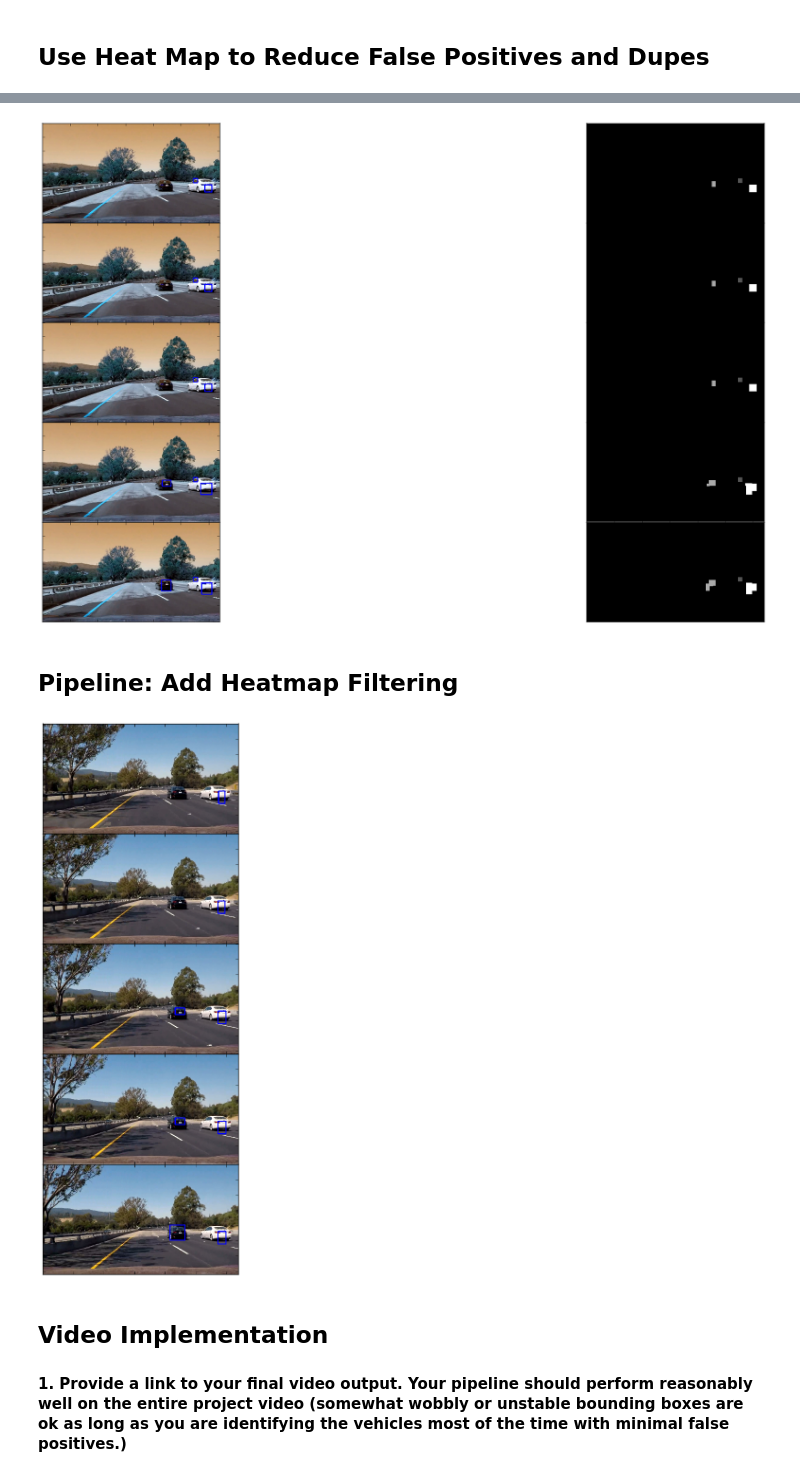
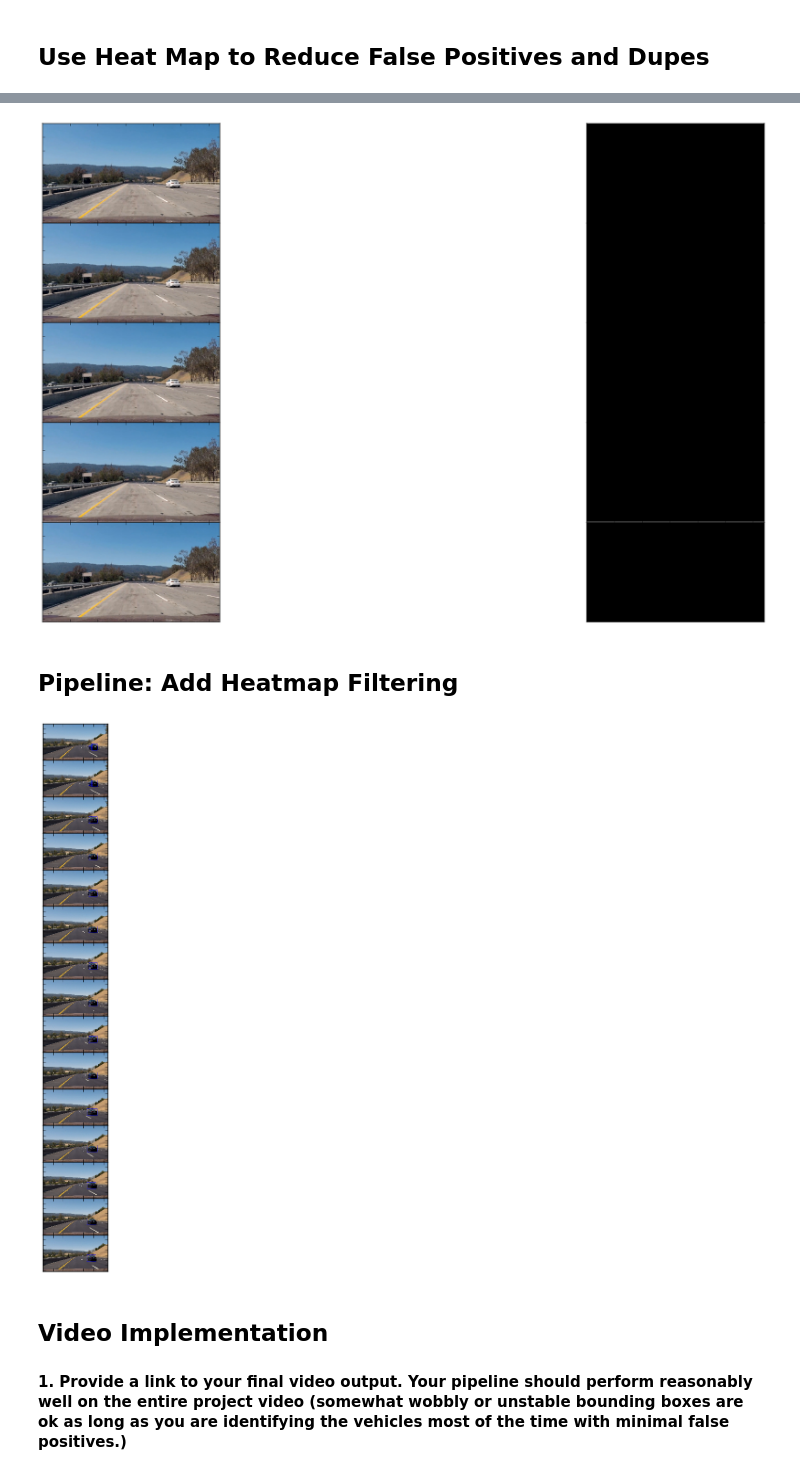
Before and after one commit to ckirksey3/vehicle-detection-with-svm, a Jupyter notebook: VehicleDetection.ipynb, the cells around one changed output, grey strips where cells are left out. Drawn from its saved outputs; the diff is of its cells as text; code cells hidden in the pictures.

```diff
--- a/VehicleDetection.ipynb
+++ b/VehicleDetection.ipynb
@@ -338,8 +338,9 @@ Ultimately I searched on two scales using RGB 3-channel HOG features plus spatia
 # %%
 def slide_window(img, x_start_stop=[None, None], y_start_stop=[None, None]):
-    windows_a = slide_window_helper(img, x_start_stop, y_start_stop, window_size=[64, 64])
-    windows_b = slide_window_helper(img, x_start_stop, y_start_stop, window_size=[32, 32])
-    return windows_a + windows_b
+    windows_a = slide_window_helper(img, x_start_stop, y_start_stop, window_size=[128, 128])
+    windows_b = slide_window_helper(img, x_start_stop, y_start_stop, window_size=[64, 64])
+    windows_c = slide_window_helper(img, x_start_stop, y_start_stop, window_size=[32, 32])
+    return windows_a + windows_b + windows_c
 
 # Define a function that takes an image,
 # start and stop positions in both x and y,
@@ -453,6 +454,7 @@ def search_windows(img, windows, clf, scaler, color_space='RGB',
 # %%
 def label_vehicles(image, X_scaler):
     draw_image = np.copy(image)
+    draw_image = cv2.cvtColor(draw_image, cv2.COLOR_RGB2BGR)
     windows = slide_window(image, x_start_stop=[None, None], y_start_stop=y_start_stop)
     hot_windows = search_windows(image, windows, svc, X_scaler, color_space=color_space,
                             spatial_size=spatial_size, hist_bins=hist_bins,
@@ -465,9 +467,10 @@ def label_vehicles(image, X_scaler):
     return window_img
 
 f, axarr = plt.subplots(5, 1, figsize=(30, 15))
+startIndex = random.randint(1, 1250)
 for i in range(0,5):
-    index = random.randint(1, 36)
-    img = cv2.imread('video_frames/frame' + str(index) + '.jpg')
+    index = i + startIndex
+    img = cv2.imread('main_video_frames/frame' + str(index) + '.jpg')
     img_with_label = label_vehicles(img, X_scaler)
     axarr[i].imshow(img_with_label)
 plt.setp([a.get_xticklabels() for a in axarr[:]], visible=False)
@@ -481,7 +484,7 @@ plt.show()
 # %%
 from scipy.ndimage.measurements import label
 def add_heat(heatmap, bbox_list):
-    heatmap -= 1
+    heatmap /= 2
     # Iterate through list of bboxes
     for box in bbox_list:
         # Add += 1 for all pixels inside each bbox
@@ -497,12 +500,14 @@ def apply_threshold(heatmap, threshold):
     # Return thresholded map
     return heatmap
 
+image = cv2.imread('main_video_frames/frame1.jpg')
 heatmap = np.zeros_like(image[:,:,0]).astype(np.float)
 f, axarr = plt.subplots(5, 1, figsize=(30, 15))
 labels_list = []
+startIndex = random.randint(1, 1250)
 for i in range(0,5):
-    index = i + 27 #random.randint(1, 36)
-    image = cv2.imread('video_frames/frame' + str(index) + '.jpg')
+    index = i + startIndex
+    image = cv2.imread('main_video_frames/frame' + str(index) + '.jpg')
     windows = slide_window(image, x_start_stop=[None, None], y_start_stop=y_start_stop)
     hot_windows = search_windows(image, windows, svc, X_scaler, color_space=color_space,
                             spatial_size=spatial_size, hist_bins=hist_bins,
@@ -510,7 +515,6 @@ for i in range(0,5):
                             cell_per_block=cell_per_block,
                             hog_channel=hog_channel, spatial_feat=spatial_feat,
                             hist_feat=hist_feat, hog_feat=hog_feat)
-#     heatmap = np.zeros_like(image[:,:,0]).astype(np.float)
     heatmap = add_heat(heatmap, hot_windows)
     heatmap = apply_threshold(heatmap, 2)
     labels = label(heatmap)
@@ -543,7 +547,9 @@ def draw_labeled_bboxes(img, labels):
 f, axarr = plt.subplots(5, 2, figsize=(30, 15))
 for i in range(len(labels_list)):
     labels = labels_list[i]
-    draw_img = draw_labeled_bboxes(np.copy(image), labels)
+    draw_image = np.copy(image)
+    draw_image = cv2.cvtColor(draw_image, cv2.COLOR_RGB2BGR)
+    draw_img = draw_labeled_bboxes(draw_image, labels)
     axarr[i, 1].imshow(labels[0], 'gray')
     axarr[i, 0].imshow(draw_img, 'gray')
 
@@ -554,7 +560,7 @@ plt.setp([a.get_yticklabels() for a in axarr[:, 1]], visible=False)
 f.subplots_adjust(hspace=0)
 plt.show()
 # %% [output]
-[figure, old version]
+[figure, new version]
 # %% [markdown]
 ## Pipeline: Add Heatmap Filtering
 # %%
@@ -563,38 +569,39 @@ def label_vehicles_with_heat_map(image, convert=True):
     if(convert):
         image = cv2.cvtColor(image, cv2.COLOR_RGB2BGR)
     else:
         draw_image = cv2.cvtColor(draw_image, cv2.COLOR_BGR2RGB)
     windows = slide_window(image, x_start_stop=[None, None], y_start_stop=y_start_stop)
 
     hot_windows = search_windows(image, windows, svc, X_scaler, color_space=color_space,
                             spatial_size=spatial_size, hist_bins=hist_bins,
                             orient=orient, pix_per_cell=pix_per_cell,
                             cell_per_block=cell_per_block,
                             hog_channel=hog_channel, spatial_feat=spatial_feat,
                             hist_feat=hist_feat, hog_feat=hog_feat)
     global heatmap
     heatmap = add_heat(heatmap, hot_windows)
     heatmap = apply_threshold(heatmap, 2)
     labels = label(heatmap)
 
     # Draw bounding boxes on a copy of the image
     draw_img = draw_labeled_bboxes(draw_image, labels)
     return draw_img
 
 heatmap = np.zeros_like(image[:,:,0]).astype(np.float)
 
-f, axarr = plt.subplots(5, 1, figsize=(30, 15))
-for i in range(0,5):
-    index = i + 15 #random.randint(1, 36)
-    img = cv2.imread('video_frames/frame' + str(index) + '.jpg')
+f, axarr = plt.subplots(15, 1, figsize=(30, 15))
+startIndex = random.randint(1, 1250)
+for i in range(0,15):
+    index = i + startIndex
+    img = cv2.imread('main_video_frames/frame' + str(index) + '.jpg')
     window_img = label_vehicles_with_heat_map(img, convert=False)
     axarr[i].imshow(window_img)
 plt.setp([a.get_xticklabels() for a in axarr[:]], visible=False)
 plt.setp([a.get_yticklabels() for a in axarr[:]], visible=False)
 f.subplots_adjust(hspace=0)
 plt.show()
 # %% [output]
-[figure, old version]
+[figure, new version]
 # %% [markdown]
 ## Video Implementation
 
```
Also changed, not shown: parts of 11 cells of this notebook.
